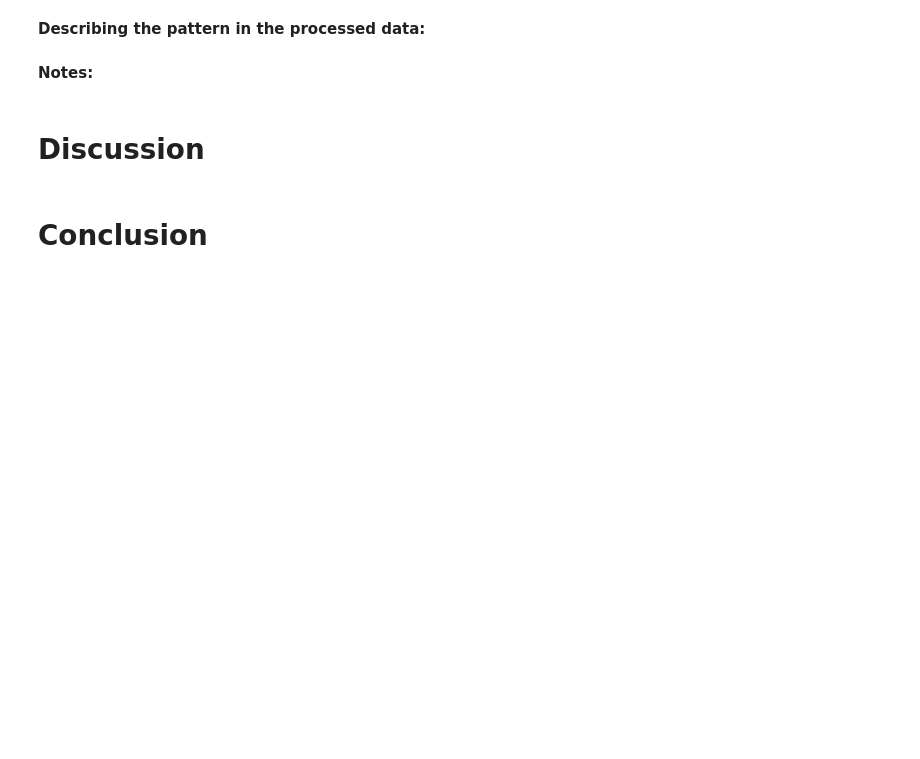
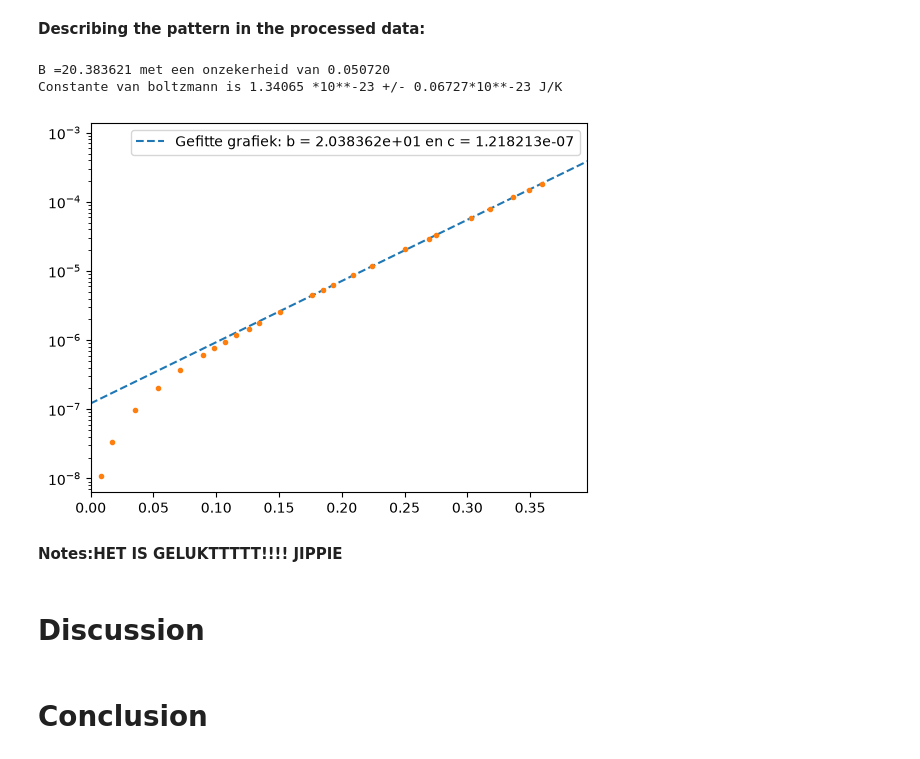
Before and after one commit to KoenHeide1/IP2-Thermo-, a Jupyter notebook: Labjournaal voor IP2/BM_labjournaal (1).ipynb, the cells around one changed output. Saved outputs shown, nothing was run; the diff lists cells and outputs as text; code cells hidden in the pictures; blank space fills up the shorter version.

```diff
--- a/Labjournaal voor IP2/BM_labjournaal (1).ipynb
+++ b/Labjournaal voor IP2/BM_labjournaal (1).ipynb
@@ -120,5 +130,37 @@ print('Constante van boltzmann is %f +/- %f J/K'%(k_B,Onzekerheid_k_B))
+# %%
+#Calculations of e.a. measurement uncertainties, and providing final answers.
+#Fit met y=bx+c
+def functie(x,b,c):
+    return c*np.e**(b*x)
+
+
+values,covariances=curve_fit(functie, U_D[U_D>0.1],I_D[U_D>0.1]) #U_D moet groter zijn dan 0.1 omdat vanaf 0.1 Volt er een lineaire lijn te bepalen is volgens een fitfunctie
+helling_b=values[0]
+afsnede_c=values[1]
+Onzekerheid_b=np.sqrt(covariances[0,0])
+
+#testlijn maken
+x_test = np.linspace(-1*min(U_D),1.2*max(U_D),1000)
+y_test = functie(x_test,values[0],values[1])
+plt.plot(x_test,y_test,'--', label='Gefitte grafiek: b = %e en c = %e' %(values[0],values[1]))
+plt.xlim(0,1.1*max(U_D))
+plt.yscale('log')
+plt.legend()
+plt.plot(U_D,I_D,'.')
+
+#Boltzmann berekenen
+
+k_B =-q/(helling_b*n*T)
+Onzekerheid_k_B=k_B*np.sqrt((Onzekerheid_b/helling_b)**2+(Onzekerheid_n/n)**2+(Onzekerheid_T/T)**2)
+
+print('B =%f met een onzekerheid van %f'%(helling_b,Onzekerheid_b))
+print('Constante van boltzmann is %.5f *10**-23 +/- %.5f*10**-23 J/K'%(k_B*10**23,Onzekerheid_k_B*10**23))
+# %% [output]
+B =20.383621 met een onzekerheid van 0.050720
+Constante van boltzmann is 1.34065 *10**-23 +/- 0.06727*10**-23 J/K
+[figure, added]
 # %% [markdown]
-**Notes:**
+**Notes:HET IS GELUKTTTTT!!!! JIPPIE**
 # %% [markdown]
 # Discussion
 # %% [markdown]
```
Also changed, not shown: parts of 9 cells of this notebook.
